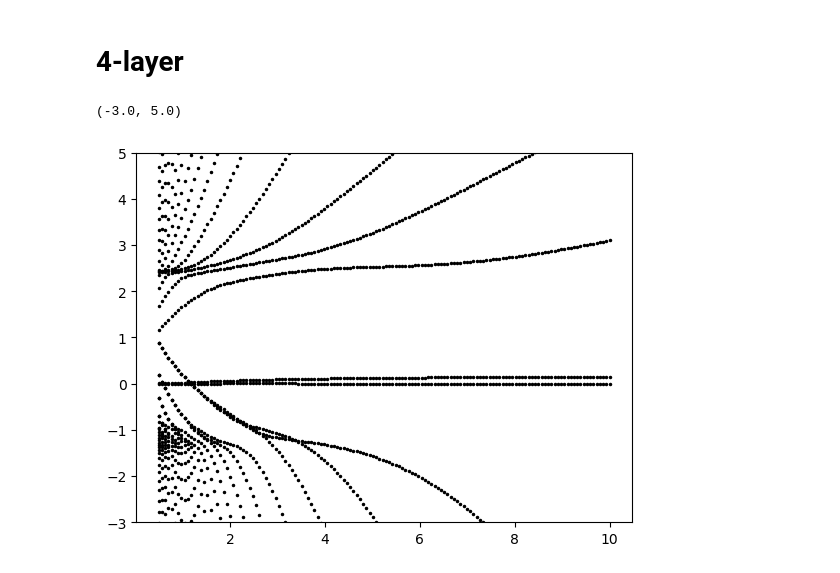
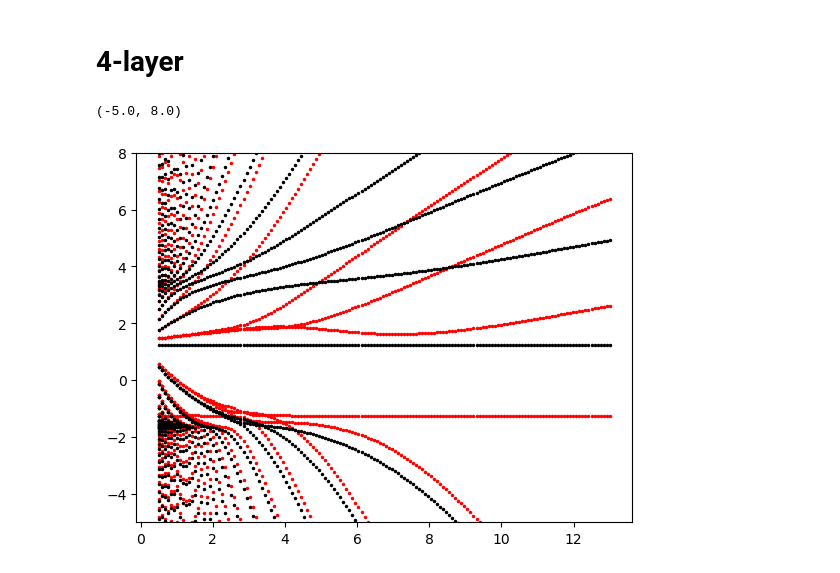
Before and after one commit to skilledwolf/contimod_graphene, a Jupyter notebook: examples/landau_level_fans.ipynb, the cells around one changed output. Cells and saved outputs as stored; diff of their text form; code cells hidden in the pictures.

```diff
--- a/examples/landau_level_fans.ipynb
+++ b/examples/landau_level_fans.ipynb
@@ -38,30 +38,39 @@ plt.gca().set_ylim(-15, 15)
 # %% [markdown]
 # 4-layer
-# %%
-import contimod as cm
-import contimod_graphene as cmg
-
-import jax
-import jax.numpy as jnp
-import numpy as np
-import matplotlib.pyplot as plt
-
-
-params = cmg.params.graphene_params_TLG
-params["U"] = 0.0
-h_func = cmg.rhombohedral.get_hamiltonian_LL(N_layers=4, Ncut=75, params=params)
-
-Bs = jnp.linspace(0.5, 10, 140)
-
-eigvals = []
-for B in Bs:
-    h = h_func(B)
-    e, v = jnp.linalg.eigh(h)
-    eigvals.append(e)
-
-for xe, ye in zip(Bs, eigvals):
-    plt.plot([xe] * len(ye), ye, "k.", ms=3)
-plt.gca().set_ylim(-3, 5)
-# %% [output]
-(-3.0, 5.0)
-[figure, removed]
+# %%
+import contimod as cm
+import contimod_graphene as cmg
+
+import jax
+import jax.numpy as jnp
+import numpy as np
+import matplotlib.pyplot as plt
+import copy
+
+
+params = cmg.params.graphene_params_TLG
+params["U"] = 2.5
+h_func = cmg.rhombohedral.get_hamiltonian_LL(N_layers=4, Ncut=75, params=params)
+h_func_kp = cmg.rhombohedral.get_hamiltonian_LL(N_layers=4, Ncut=75, flip_valley=True, params=params)
+
+Bs = jnp.linspace(0.5, 13, 150)
+
+eigvals = []
+eigvals_kp = []
+for B in Bs:
+    hK = h_func(B)
+    e, v = jnp.linalg.eigh(hK)
+    eigvals.append(e)
+    hKp = h_func_kp(B)
+    e, v = jnp.linalg.eigh(hKp)
+    eigvals_kp.append(e)
+
+for xe, ye in zip(Bs, eigvals):
+    plt.plot([xe] * len(ye), ye, "r.", ms=3)
+for xe, ye in zip(Bs, eigvals_kp):
+    plt.plot([xe] * len(ye), ye, "k.", ms=3)
+
+plt.gca().set_ylim(-5, 8)
+# %% [output]
+(-5.0, 8.0)
+[figure, added]
```
Also changed, not shown: parts of 1 cell of this notebook, 1 other file.
